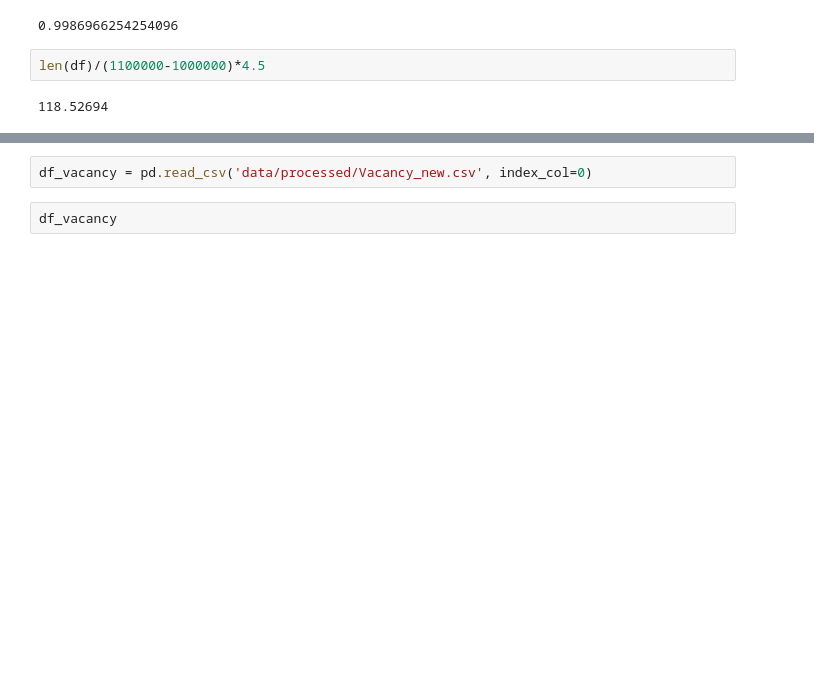
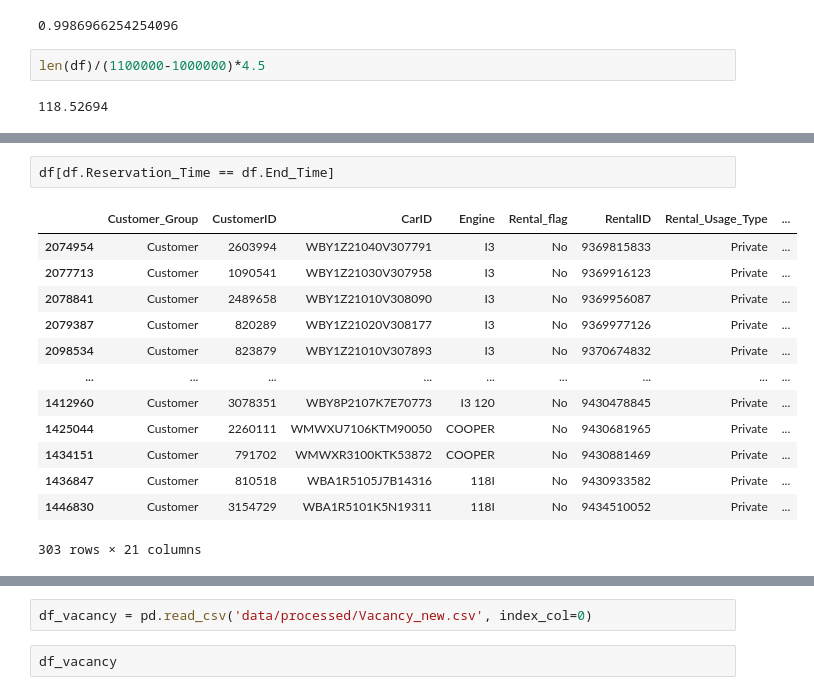
Before and after one commit to Bogeluno/GNN_Thesis, a Jupyter notebook: notebooks/ForData.ipynb, the cells around one changed output, grey strips where cells are left out. Drawn from its saved outputs; the diff is of its cells as text; blank space fills up the shorter version.

```diff
--- a/notebooks/ForData.ipynb
+++ b/notebooks/ForData.ipynb
@@ -72,0 +80,16 @@ pd.read_csv('data/processed/Full_data_set.csv', index_col=0)
+# %%
+df[df.Reservation_Time == df.End_Time]
+# %% [output]
+|  | Customer_Group | CustomerID | CarID | Engine | Rental_flag | RentalID | Rental_Usage_Type | ... |
+| 2074954 | Customer | 2603994 | WBY1Z21040V307791 | I3 | No | 9369815833 | Private | ... |
+| 2077713 | Customer | 1090541 | WBY1Z21030V307958 | I3 | No | 9369916123 | Private | ... |
+| 2078841 | Customer | 2489658 | WBY1Z21010V308090 | I3 | No | 9369956087 | Private | ... |
+| 2079387 | Customer | 820289 | WBY1Z21020V308177 | I3 | No | 9369977126 | Private | ... |
+| 2098534 | Customer | 823879 | WBY1Z21010V307893 | I3 | No | 9370674832 | Private | ... |
+| ... | ... | ... | ... | ... | ... | ... | ... | ... |
+| 1412960 | Customer | 3078351 | WBY8P2107K7E70773 | I3 120 | No | 9430478845 | Private | ... |
+| 1425044 | Customer | 2260111 | WMWXU7106KTM90050 | COOPER | No | 9430681965 | Private | ... |
+| 1434151 | Customer | 791702 | WMWXR3100KTK53872 | COOPER | No | 9430881469 | Private | ... |
+| 1436847 | Customer | 810518 | WBA1R5105J7B14316 | 118I | No | 9430933582 | Private | ... |
+| 1446830 | Customer | 3154729 | WBA1R5101K5N19311 | 118I | No | 9434510052 | Private | ... |
+303 rows × 21 columns
```
Also changed, not shown: parts of 3 cells of this notebook, 6 other files.
